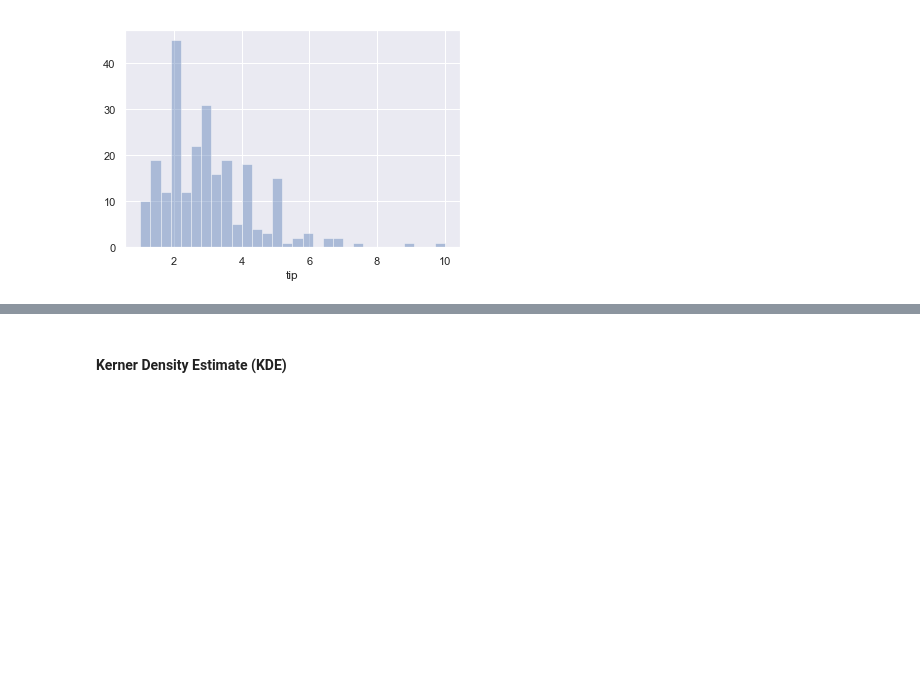
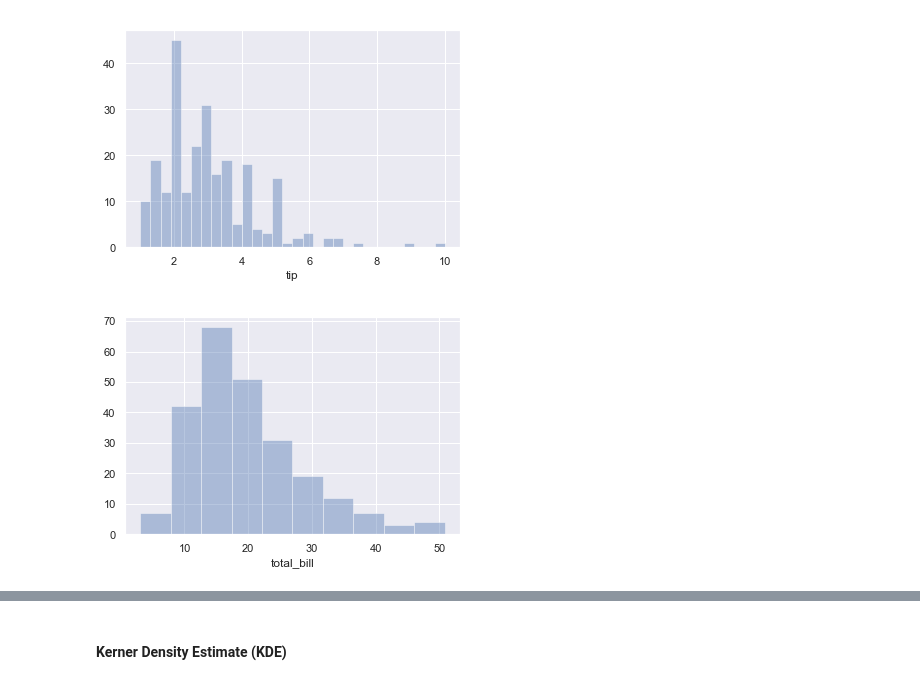
Before and after one commit to zaraquail/Tips-data-set-Fundamentals-of-Data-Analysis-Assessment-2019, a Jupyter notebook: Tips data set assignment.ipynb, the cells around one changed output, grey strips where cells are left out. Saved outputs shown, nothing was run; the diff lists cells and outputs as text; code cells hidden in the pictures; blank space fills up the shorter version.

Commit message:
Added some more univariate plots for total bill

```diff
--- a/Tips data set assignment.ipynb
+++ b/Tips data set assignment.ipynb
@@ -64,3 +64,9 @@ sns.distplot(tips['tip'], kde=False, bins=10);
 sns.distplot(tips['tip'], kde=False, bins=30);
 # %% [output]
 [figure]
+# %%
+# Plot showing the frequency of total bill amounts using a histogram. (Adapted from above code.[3])
+
+sns.distplot(tips['total_bill'], kde=False, bins=10);
+# %% [output]
+[figure, added]
```
Also changed, not shown: parts of 8 cells of this notebook.
